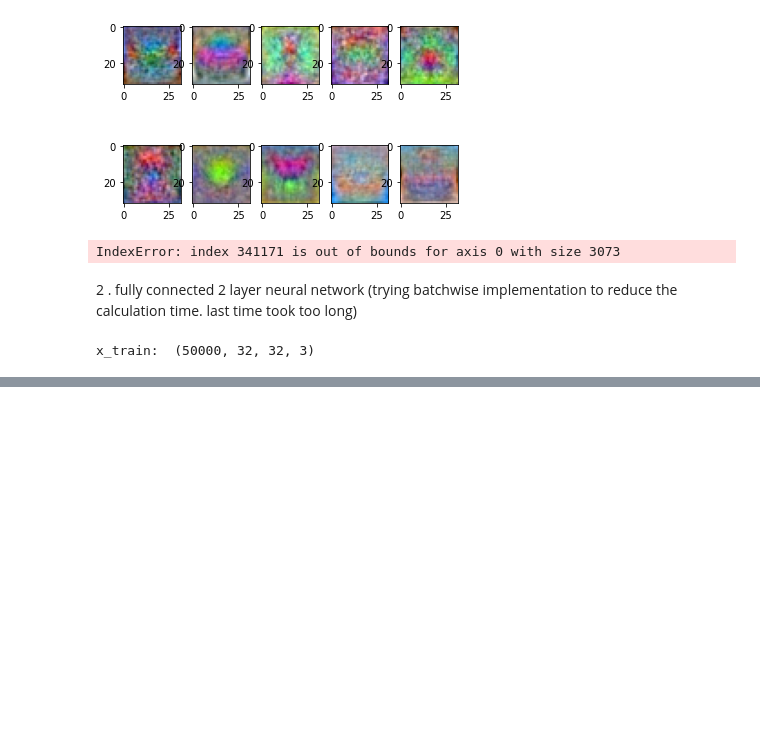
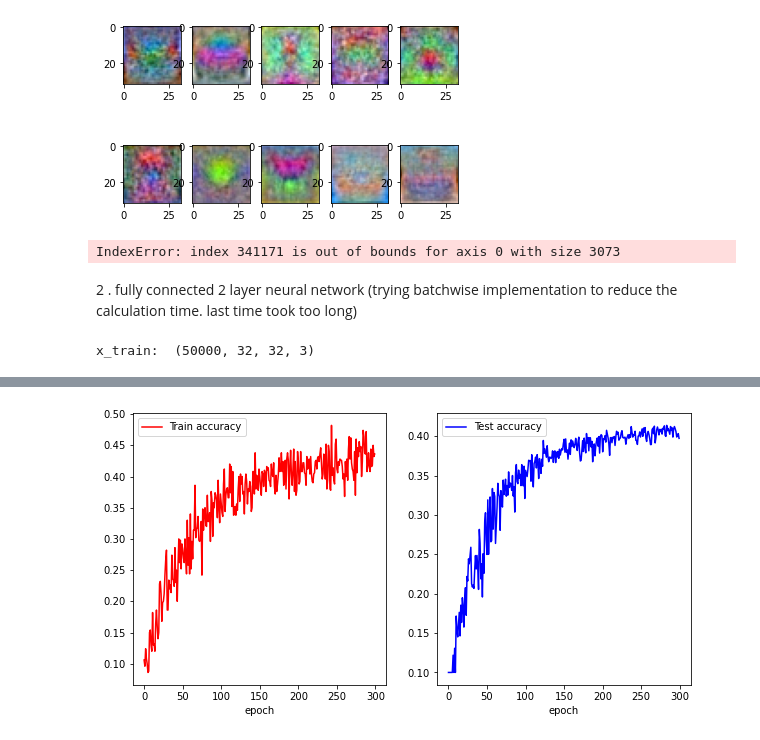
Before and after one commit to ransaraw98/cv_assignments, a Jupyter notebook: ASSIGNMENT_4/main.ipynb, the cells around one changed output, grey strips where cells are left out. Drawn from its saved outputs; the diff is of its cells as text; code cells hidden in the pictures; blank space fills up the shorter version.

```diff
--- a/ASSIGNMENT_4/main.ipynb
+++ b/ASSIGNMENT_4/main.ipynb
@@ -275,0 +285,11 @@ np.square(w_1).sum()+np.square(w_2).sum()
+# %%
+fig,axes1 = plt.subplots(1,2,figsize=(10,5))
+axes1[0].plot(x_axis,train_acc_history,'r',label ='Train accuracy')
+axes1[1].plot(x_axis,val_acc_history,'b',label ='Test accuracy')
+axes1[0].legend()
+axes1[1].legend()
+axes1[0].set_xlabel('epoch')
+axes1[1].set_xlabel('epoch')
+plt.show()
+# %% [output]
+[figure, added]
```
Also changed, not shown: parts of 6 cells of this notebook, 2 other files.
